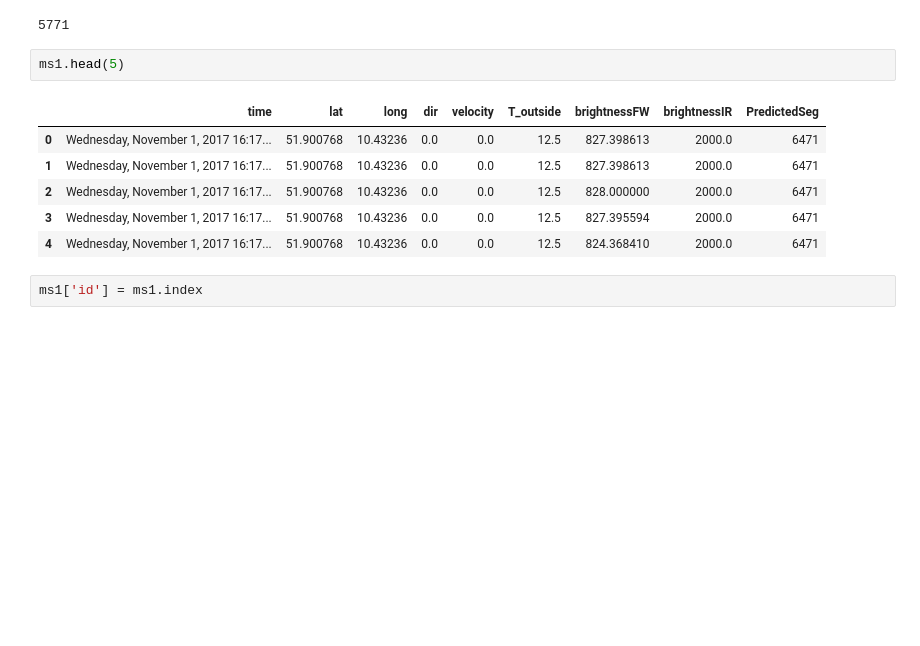
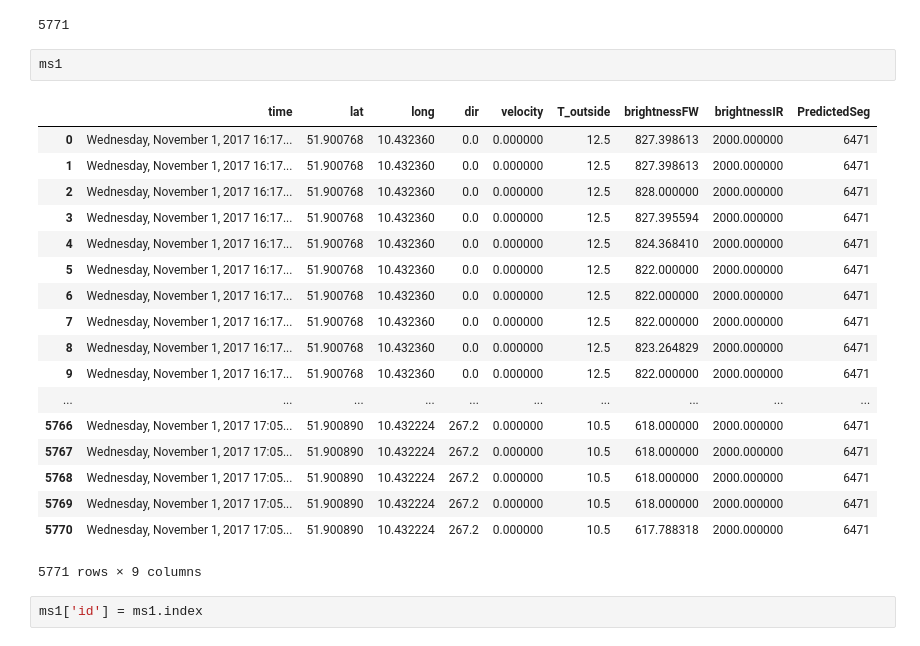
Before and after one commit to NimiJithin/test, a Jupyter notebook: research-24-08-2019-aggregating.ipynb, the cells around one changed output. Cells and saved outputs as stored; diff of their text form; blank space fills up the shorter version.

```diff
--- a/research-24-08-2019-aggregating.ipynb
+++ b/research-24-08-2019-aggregating.ipynb
@@ -13,14 +13,26 @@ len(ms1)
 # %% [output]
 5771
 # %%
-ms1.head(5)
+ms1
 # %% [output]
 |  | time | lat | long | dir | velocity | T_outside | brightnessFW | brightnessIR | PredictedSeg |
-| 0 | Wednesday, November 1, 2017 16:17... | 51.900768 | 10.43236 | 0.0 | 0.0 | 12.5 | 827.398613 | 2000.0 | 6471 |
-| 1 | Wednesday, November 1, 2017 16:17... | 51.900768 | 10.43236 | 0.0 | 0.0 | 12.5 | 827.398613 | 2000.0 | 6471 |
-| 2 | Wednesday, November 1, 2017 16:17... | 51.900768 | 10.43236 | 0.0 | 0.0 | 12.5 | 828.000000 | 2000.0 | 6471 |
-| 3 | Wednesday, November 1, 2017 16:17... | 51.900768 | 10.43236 | 0.0 | 0.0 | 12.5 | 827.395594 | 2000.0 | 6471 |
-| 4 | Wednesday, November 1, 2017 16:17... | 51.900768 | 10.43236 | 0.0 | 0.0 | 12.5 | 824.368410 | 2000.0 | 6471 |
+| 0 | Wednesday, November 1, 2017 16:17... | 51.900768 | 10.432360 | 0.0 | 0.000000 | 12.5 | 827.398613 | 2000.000000 | 6471 |
+| 1 | Wednesday, November 1, 2017 16:17... | 51.900768 | 10.432360 | 0.0 | 0.000000 | 12.5 | 827.398613 | 2000.000000 | 6471 |
+| 2 | Wednesday, November 1, 2017 16:17... | 51.900768 | 10.432360 | 0.0 | 0.000000 | 12.5 | 828.000000 | 2000.000000 | 6471 |
+| 3 | Wednesday, November 1, 2017 16:17... | 51.900768 | 10.432360 | 0.0 | 0.000000 | 12.5 | 827.395594 | 2000.000000 | 6471 |
+| 4 | Wednesday, November 1, 2017 16:17... | 51.900768 | 10.432360 | 0.0 | 0.000000 | 12.5 | 824.368410 | 2000.000000 | 6471 |
+| 5 | Wednesday, November 1, 2017 16:17... | 51.900768 | 10.432360 | 0.0 | 0.000000 | 12.5 | 822.000000 | 2000.000000 | 6471 |
+| 6 | Wednesday, November 1, 2017 16:17... | 51.900768 | 10.432360 | 0.0 | 0.000000 | 12.5 | 822.000000 | 2000.000000 | 6471 |
+| 7 | Wednesday, November 1, 2017 16:17... | 51.900768 | 10.432360 | 0.0 | 0.000000 | 12.5 | 822.000000 | 2000.000000 | 6471 |
+| 8 | Wednesday, November 1, 2017 16:17... | 51.900768 | 10.432360 | 0.0 | 0.000000 | 12.5 | 823.264829 | 2000.000000 | 6471 |
+| 9 | Wednesday, November 1, 2017 16:17... | 51.900768 | 10.432360 | 0.0 | 0.000000 | 12.5 | 822.000000 | 2000.000000 | 6471 |
+| ... | ... | ... | ... | ... | ... | ... | ... | ... | ... |
+| 5766 | Wednesday, November 1, 2017 17:05... | 51.900890 | 10.432224 | 267.2 | 0.000000 | 10.5 | 618.000000 | 2000.000000 | 6471 |
+| 5767 | Wednesday, November 1, 2017 17:05... | 51.900890 | 10.432224 | 267.2 | 0.000000 | 10.5 | 618.000000 | 2000.000000 | 6471 |
+| 5768 | Wednesday, November 1, 2017 17:05... | 51.900890 | 10.432224 | 267.2 | 0.000000 | 10.5 | 618.000000 | 2000.000000 | 6471 |
+| 5769 | Wednesday, November 1, 2017 17:05... | 51.900890 | 10.432224 | 267.2 | 0.000000 | 10.5 | 618.000000 | 2000.000000 | 6471 |
+| 5770 | Wednesday, November 1, 2017 17:05... | 51.900890 | 10.432224 | 267.2 | 0.000000 | 10.5 | 617.788318 | 2000.000000 | 6471 |
+5771 rows × 9 columns
 # %%
 ms1['id'] = ms1.index
 # %%
```
Also changed, not shown: parts of 5 cells of this notebook.
